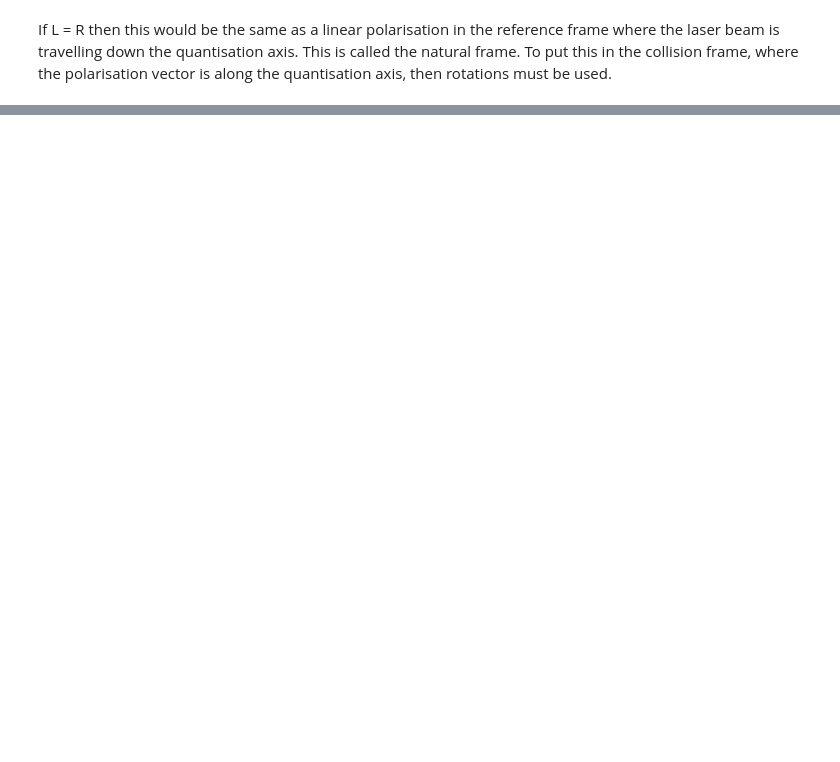
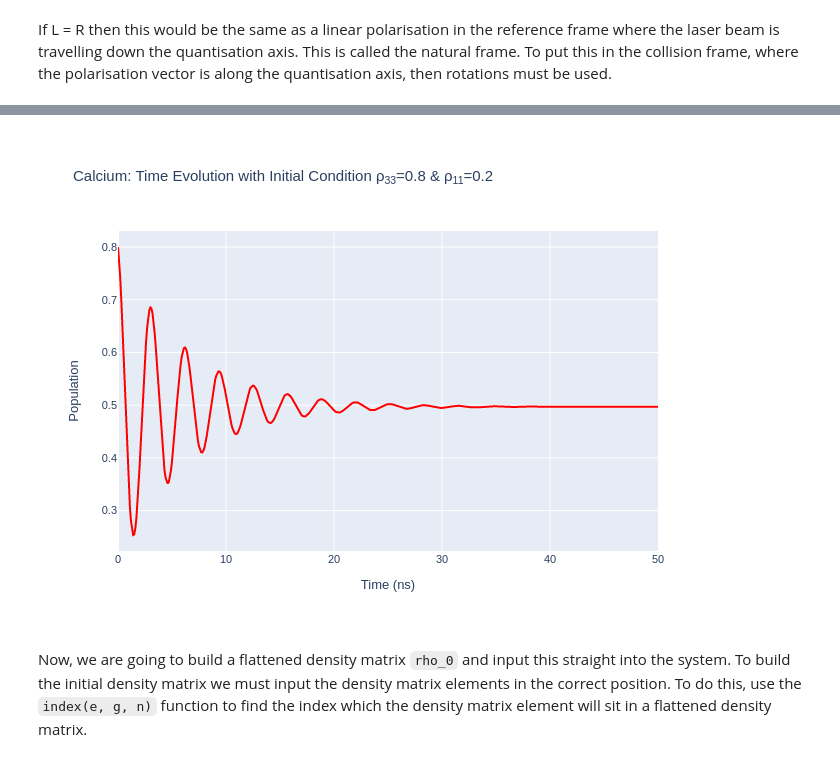
Before and after one commit to mvpmanish/LASED, a Jupyter notebook: docs/source/tutorials/Tutorial1-SimpleCalcium.ipynb, the cells around one changed output, grey strips where cells are left out. Cells and saved outputs as stored; diff of their text form; code cells hidden in the pictures; blank space fills up the shorter version.

```diff
--- a/docs/source/tutorials/Tutorial1-SimpleCalcium.ipynb
+++ b/docs/source/tutorials/Tutorial1-SimpleCalcium.ipynb
@@ -262,0 +269,32 @@ If L = R then this would be the same as a linear polarisation in the reference f
+# %%
+calcium_system_init1 = las.LaserAtomSystem(E_ca, G_ca, tau_ca, Q_ca, wavelength_ca,
+                                 laser_intensity = intensity_ca)
+
+# Set the populations of the ground state 1 and excited state 3 to 0.5 each with no coherences between them
+calcium_system_init1.setRho_0(s1, s1, 0.2)
+calcium_system_init1.setRho_0(s3, s3, 0.8)
+# Perform time evolution
+calcium_system_init1.timeEvolution(time_ca)
+# Plot the excited population
+rho_33_init1 = [abs(rho) for rho in calcium_system_init1.Rho_t(s3, s3)]
+fig_ca_init1 = go.Figure()
+fig_ca_init1.add_trace(go.Scatter(x = time_ca,
+                                 y = rho_33_init1,
+                                 mode = 'lines',
+                                    name = "Rho_33",
+                                    marker = dict(
+                                color = 'red',
+                                symbol = 'circle',
+                            )))
+fig_ca_init1.update_layout(title = "Calcium: Time Evolution with Initial Condition ρ<sub>33</sub>=0.8 & ρ<sub>11</sub>=0.2",
+                 xaxis_title = "Time (ns)",
+                 yaxis_title = "Population",
+                font = dict(
+                    size = 11))
+
+fig_ca_init1.write_image("SavedPlots/tutorial1-ca-init1.png")
+Image("SavedPlots/tutorial1-ca-init1.png")
+# %% [output]
+[figure, added]
+# %% [markdown]
+Now, we are going to build a flattened density matrix `rho_0` and input this straight into the system. To build the initial density matrix we must input the density matrix elements in the correct position. To do this, use the `index(e, g, n)` function to find the index which the density matrix element will sit in a flattened density matrix.
```
Also changed, not shown: parts of 9 cells of this notebook, 5 other files.
